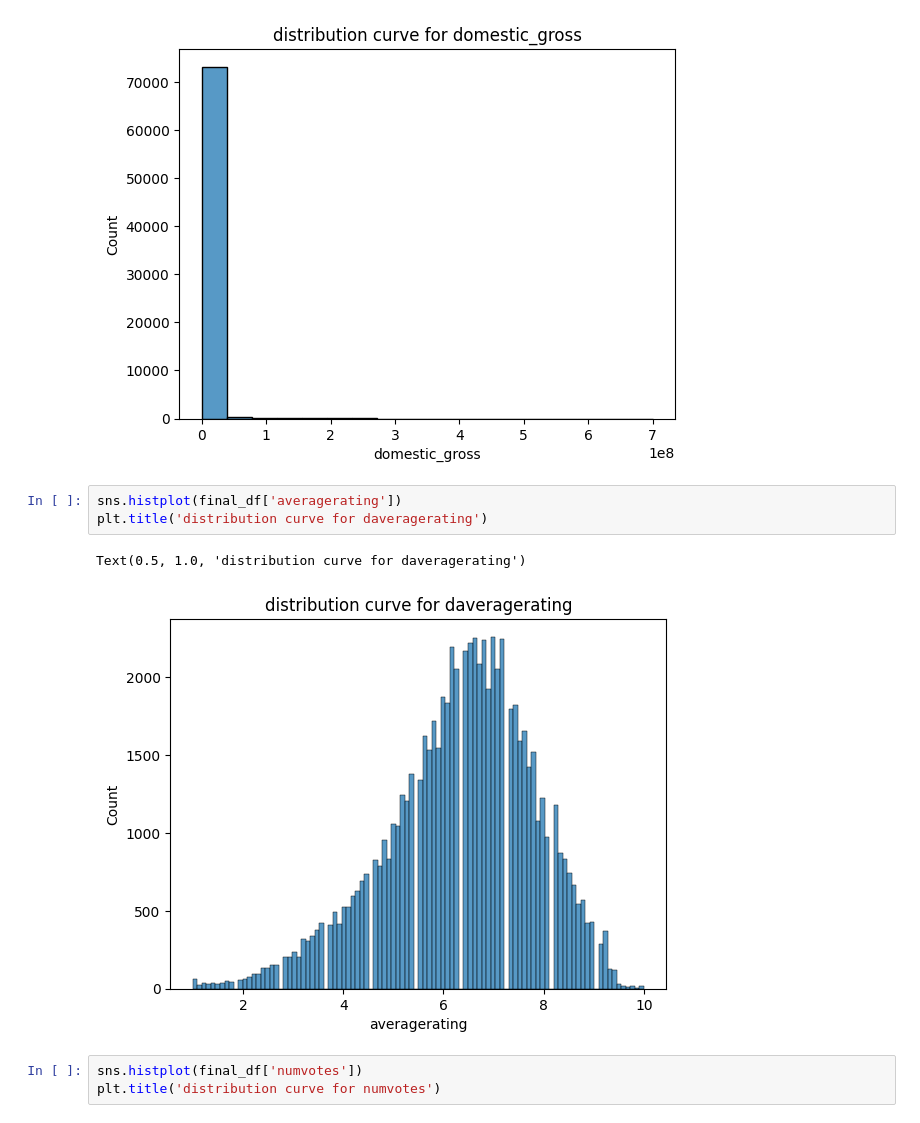
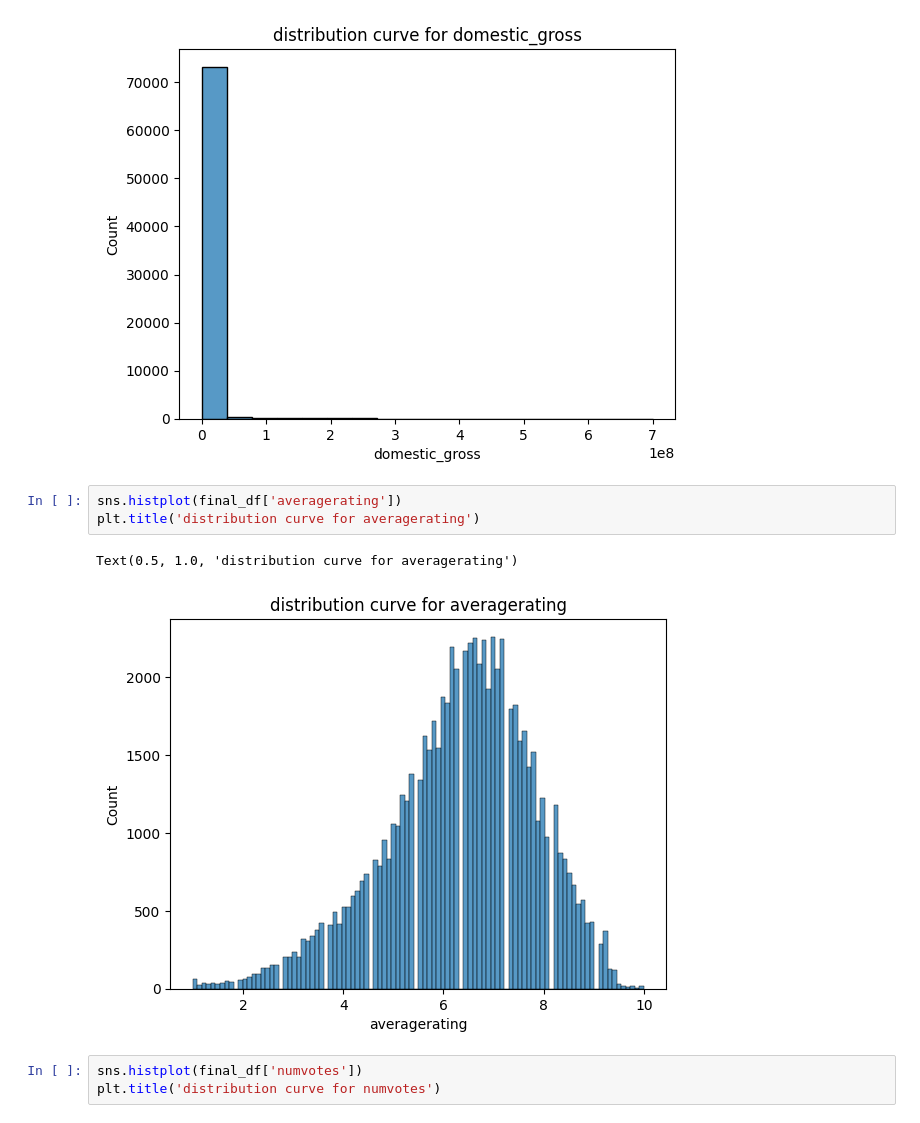
Before and after one commit to Ayombi/dsc-phase-1-project, a Jupyter notebook: Phase1_project.ipynb, the cells around one changed output. Drawn from its saved outputs; the diff is of its cells as text.

```diff
--- a/Phase1_project.ipynb
+++ b/Phase1_project.ipynb
@@ -517,10 +518,10 @@ Text(0.5, 1.0, 'distribution curve for domestic_gross')
 [figure]
 # %%
 sns.histplot(final_df['averagerating'])
-plt.title('distribution curve for daveragerating')
+plt.title('distribution curve for averagerating')
 # %% [output]
-Text(0.5, 1.0, 'distribution curve for daveragerating')
+Text(0.5, 1.0, 'distribution curve for averagerating')
-[figure, old version]
+[figure, new version]
 # %%
 sns.histplot(final_df['numvotes'])
 plt.title('distribution curve for numvotes')
```
Also changed, not shown: parts of 38 cells of this notebook.
